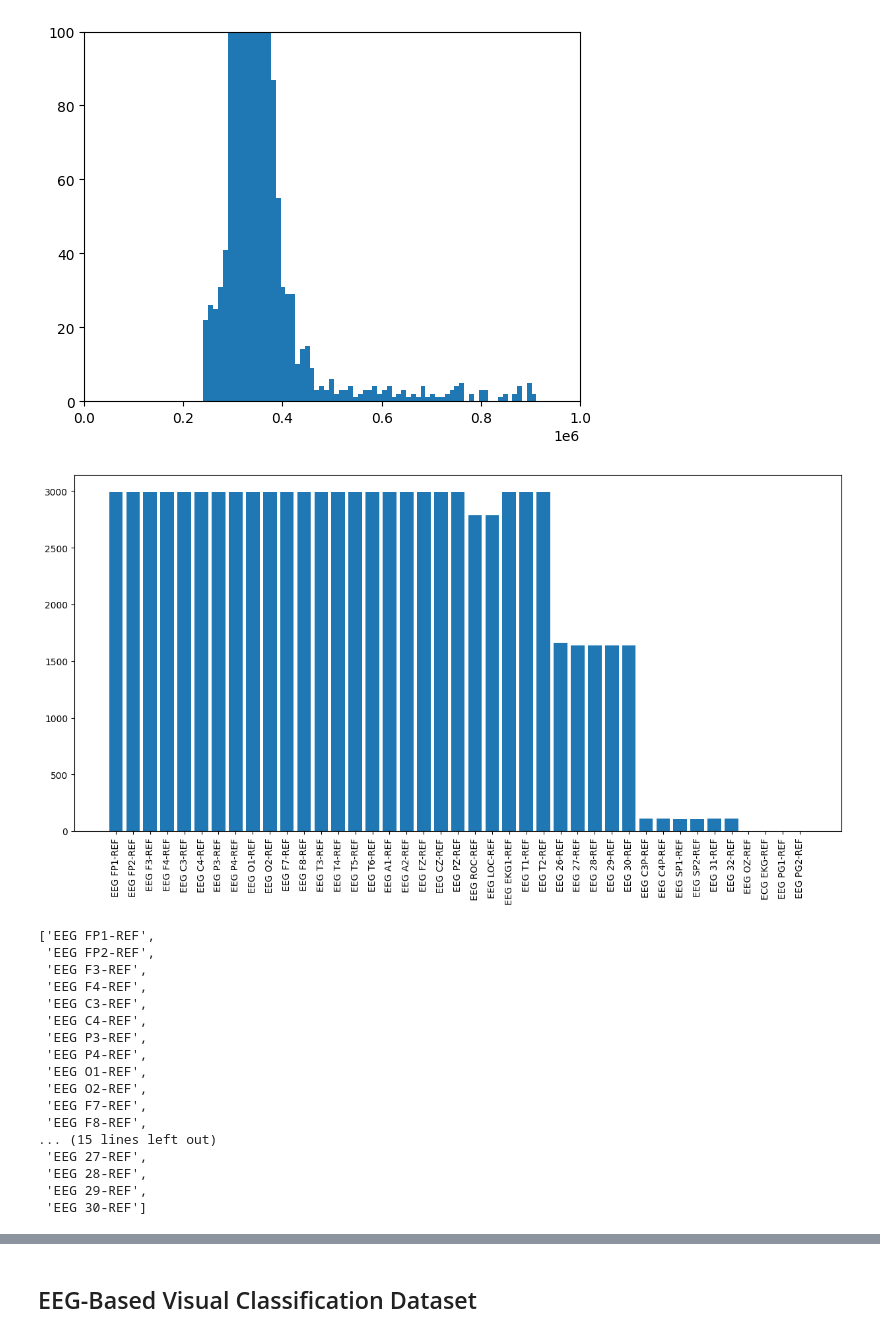
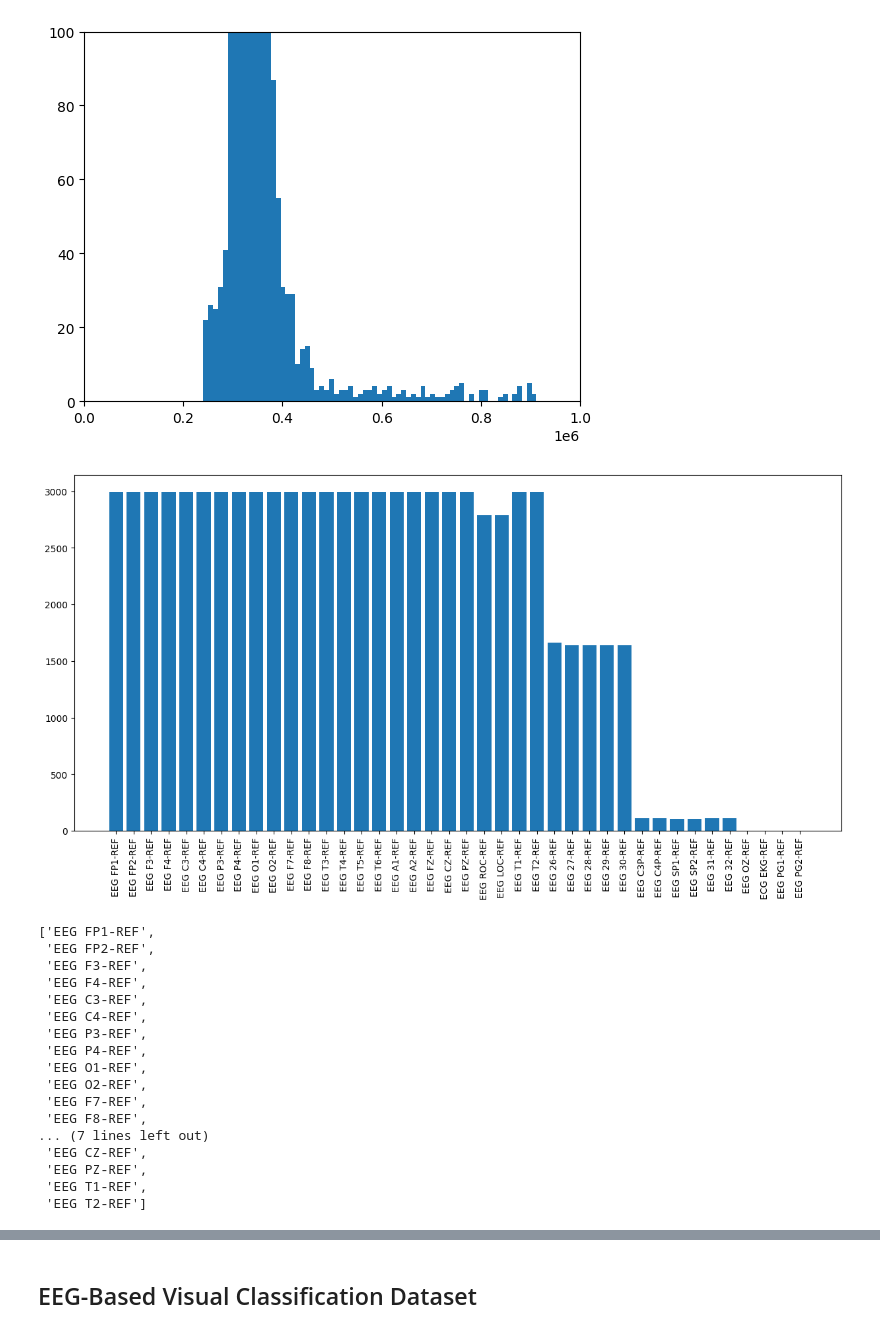
Before and after one commit to Shchetinnikov/EEGtoImageDecoder, a Jupyter notebook: notebooks/EDA.ipynb, the cells around one changed output, grey strips where cells are left out. Drawn from its saved outputs; the diff is of its cells as text; code cells hidden in the pictures.

```diff
--- a/notebooks/EDA.ipynb
+++ b/notebooks/EDA.ipynb
@@ -14,10 +14,10 @@ import mne
 # path = "./tuh_eeg_abnormal/v3.0.1/edf/eval/abnormal/01_tcp_ar/"
 # files = [file_name for file_name in os.listdir(path) if file_name.split('.')[-1] == 'edf']
 # %%
-abnormal_train_path = "./datasets/tuab/tuh_eeg_abnormal/v3.0.1/edf/train/abnormal/01_tcp_ar/"
-abnormal_eval_path = "./datasets/tuab/tuh_eeg_abnormal/v3.0.1/edf/eval/abnormal/01_tcp_ar/"
-normal_train_path = "./datasets/tuab/tuh_eeg_abnormal/v3.0.1/edf/train/normal/01_tcp_ar/"
-normal_eval_path = "./datasets/tuab/tuh_eeg_abnormal/v3.0.1/edf/eval/normal/01_tcp_ar/"
+abnormal_train_path = "../datasets/tuab/tuh_eeg_abnormal/v3.0.1/edf/train/abnormal/01_tcp_ar/"
+abnormal_eval_path = "../datasets/tuab/tuh_eeg_abnormal/v3.0.1/edf/eval/abnormal/01_tcp_ar/"
+normal_train_path = "../datasets/tuab/tuh_eeg_abnormal/v3.0.1/edf/train/normal/01_tcp_ar/"
+normal_eval_path = "../datasets/tuab/tuh_eeg_abnormal/v3.0.1/edf/eval/normal/01_tcp_ar/"
 
 abnormal_train = [abnormal_train_path + file_name for file_name in os.listdir(abnormal_train_path) if file_name.split('.')[-1] == 'edf']
 abnormal_eval = [abnormal_eval_path + file_name for file_name in os.listdir(abnormal_eval_path) if file_name.split('.')[-1] == 'edf']
@@ -105,27 +102,28 @@ plt.show()
 # %%
 channels.pop('PULSE RATE')
 channels.pop('EMG-REF')
 channels.pop('SUPPR')
 channels.pop('BURSTS')
 channels.pop('IBI')
 channels.pop('PHOTIC-REF')
+channels.pop('EEG EKG1-REF')
 
 fig = plt.figure(figsize=(15, 7))
 plt.bar(channels.keys(), channels.values());
 plt.xticks(rotation=90);
 plt.show()
 
 top_channels = []
 
 for key, value in channels.items():
-    if value > 1000:
+    if value > 2800:
         top_channels.append(key)
 
 with open('top_chans.txt', 'w') as f:
     for line in top_channels:
         f.write(f"{line}\n")
 # %% [output]
-[figure, old version]
+[figure, new version]
 # %%
 top_channels
 # %% [output]
@@ -141,11 +139,11 @@ top_channels
  'EEG O2-REF',
  'EEG F7-REF',
  'EEG F8-REF',
-... (15 lines left out)
- 'EEG 27-REF',
- 'EEG 28-REF',
- 'EEG 29-REF',
- 'EEG 30-REF']
+... (7 lines left out)
+ 'EEG CZ-REF',
+ 'EEG PZ-REF',
+ 'EEG T1-REF',
+ 'EEG T2-REF']
 # %%
 len(top_channels)
 # %% [output]
```
Also changed, not shown: parts of 2 cells of this notebook, 4 other files.
